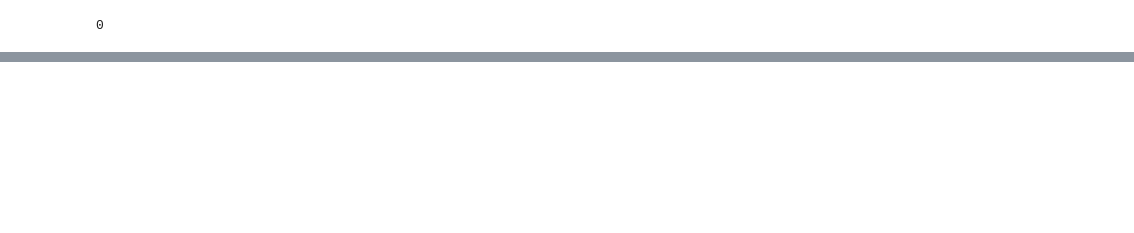
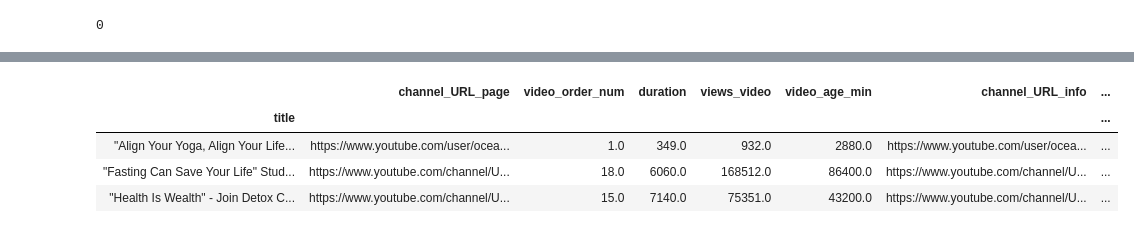
Before and after one commit to elena-du/Yoga-Video-Youtube-Analysis, a Jupyter notebook: scraped_dict_to_df.ipynb, the cells around one changed output, grey strips where cells are left out. Saved outputs shown, nothing was run; the diff lists cells and outputs as text; code cells hidden in the pictures; blank space fills up the shorter version.

```diff
--- a/scraped_dict_to_df.ipynb
+++ b/scraped_dict_to_df.ipynb
@@ -461,0 +427,4 @@ OutOfBoundsDatetime: Out of bounds nanosecond timestamp: 1-01-01 05:00:00
+# %%
+channels_videos_page_df.set_index('title', inplace=True)
+# %%
+videos_info_df.set_index('title', inplace=True)
@@ -461,0 +480,8 @@ OutOfBoundsDatetime: Out of bounds nanosecond timestamp: 1-01-01 05:00:00
+# %%
+videos_df.head(3)
+# %% [output]
+|  | channel_URL_page | video_order_num | duration | views_video | video_age_min | channel_URL_info | ... |
+| title |  |  |  |  |  |  | ... |
+| "Align Your Yoga, Align Your Life... | https://www.youtube.com/user/ocea... | 1.0 | 349.0 | 932.0 | 2880.0 | https://www.youtube.com/user/ocea... | ... |
+| "Fasting Can Save Your Life" Stud... | https://www.youtube.com/channel/U... | 18.0 | 6060.0 | 168512.0 | 86400.0 | https://www.youtube.com/channel/U... | ... |
+| "Health Is Wealth" - Join Detox C... | https://www.youtube.com/channel/U... | 15.0 | 7140.0 | 75351.0 | 43200.0 | https://www.youtube.com/channel/U... | ... |
```
Also changed, not shown: parts of 43 cells of this notebook.
